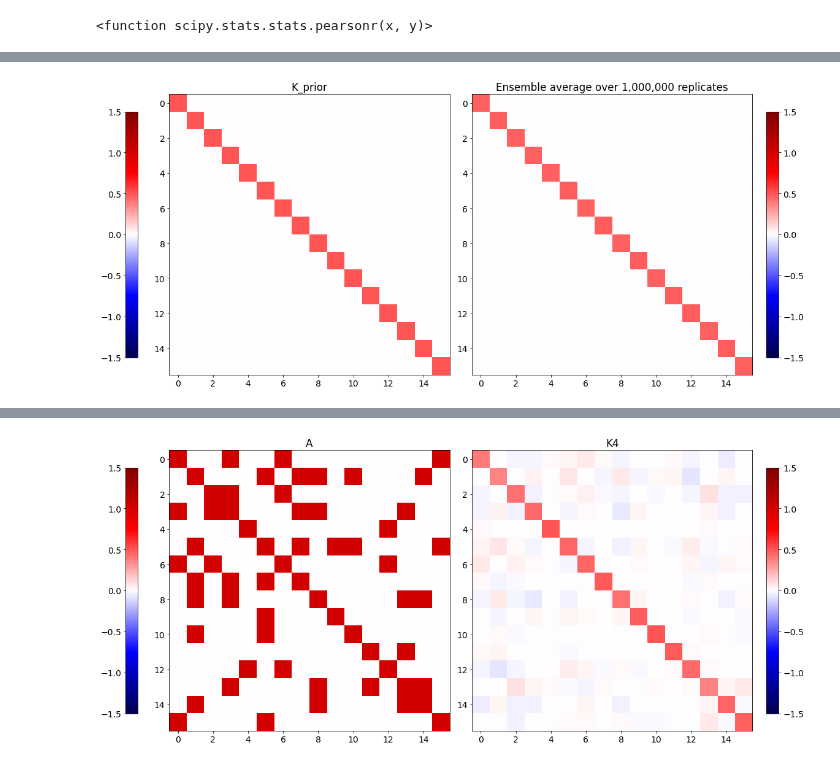
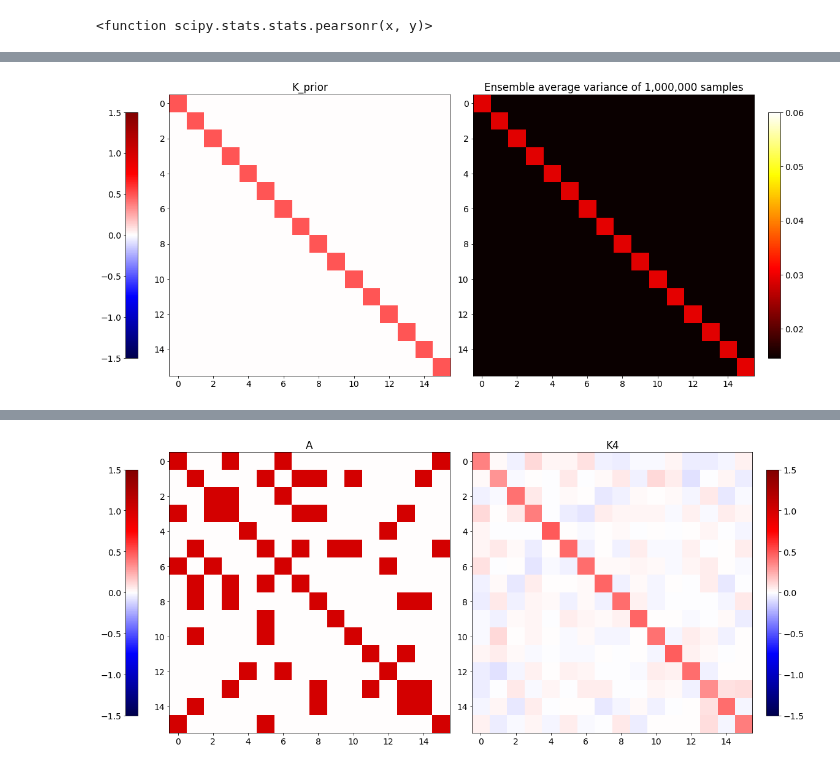
Before and after one commit to ajipalar/pynet, a Jupyter notebook: devel/SettingWishartPriors.ipynb, the cells around one changed output, grey strips where cells are left out. Cells and saved outputs as stored; diff of their text form; code cells hidden in the pictures.

```diff
--- a/devel/SettingWishartPriors.ipynb
+++ b/devel/SettingWishartPriors.ipynb
@@ -64,17 +64,29 @@ A = np.tril(A, k=-1)
 A = A + A.T
 A[diag_idx] = 1
 
-K_theta_scale = 1.3
-K_theta_diag = K_theta_scale * 3
+K_theta_scale = 1.
+K_theta_diag = 1.9
+#K_theta_diag = K_theta_scale
+
 
 # Generate K_theta
 key, k1 = jax.random.split(key, 2)
-K_theta = jax.random.normal(k1, shape=(p, p)) * K_theta_scale
+K_theta = jax.random.normal(k1, shape=(p, p))*2#0.1
+
+
+#K_theta = jax.random.beta(k1, 1, 2, shape=(p, p)) * K_theta_scale
 K_theta = np.array(K_theta)
+
 K_theta = np.tril(K_theta, k=-1)
 K_theta = K_theta + K_theta.T
 K_theta[np.where(A==0)] = 0
+K_theta[np.where(K_theta > 0)] = K_theta[np.where(K_theta > 0)] #*K_theta[np.where(K_theta < 0)]
+
 K_theta[diag_idx] = K_theta_diag
+
+
+# Overwrite with A
+K_theta = A*0.5 + np.eye(p)
 check_cov(K_theta)
 
 cov_theta = inv(K_theta)
@@ -175,7 +187,9 @@ def get_sigma_var_prior(x, p, uncertainty):
 key, k1 = jax.random.split(key)
 
 U4, xp4 = get_Un(key, 4, cov_theta)
+key, k1 = jax.random.split(k1)
 U12, xp12 = get_Un(key, 12, cov_theta)
+key, k1 = jax.random.split(k1)
 U50, xp50 = get_Un(key, 50, cov_theta)
 U1000, xp1000 = get_Un(key, 1000, cov_theta)
 
@@ -442,7 +505,11 @@ exp = sample_from_prior(key, nu, p, n_samples, Vprior)
 # %%
-fig, axs = ground_truth_pair_plot(Kprior, np.array(np.mean(exp.samples, axis=0)), overwrite_diags=False)
+fig, axs = ground_truth_pair_plot(Kprior,
+                                  np.array(np.var(exp.samples, axis=0)),
+                                  cmap2= "hot",#cmap_seq,
+                                  vmin2=0, vmax2=0.06,
+                                  overwrite_diags=False)
 axs[0].set_title("K_prior")
-axs[1].set_title(f"Ensemble average over {'{:,}'.format(n_samples)} replicates")
+axs[1].set_title(f"Ensemble average variance of {'{:,}'.format(n_samples)} samples")
 plt.show()
 # %% [output]
-[figure, old version]
+[figure, new version]
```
Also changed, not shown: parts of 47 cells of this notebook, 21 other files.
